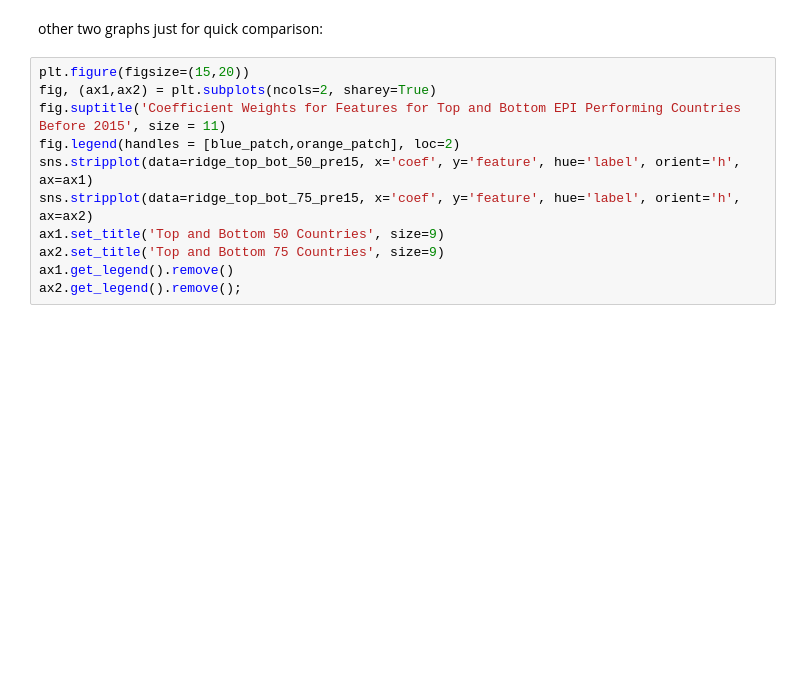
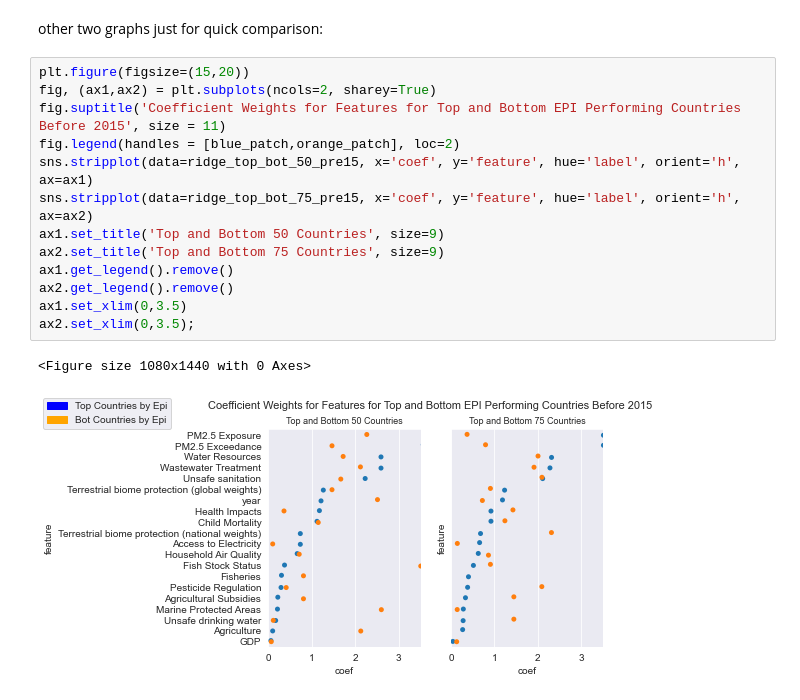
Before and after one commit to Avanyali/EPIDemographicModel, a Jupyter notebook: Step4b_Dan_ModelingByCountryGroups.ipynb, the cells around one changed output. Cells and saved outputs as stored; diff of their text form; blank space fills up the shorter version.

```diff
--- a/Step4b_Dan_ModelingByCountryGroups.ipynb
+++ b/Step4b_Dan_ModelingByCountryGroups.ipynb
@@ -696,14 +698,19 @@ other two graphs just for quick comparison:
 # %%
 plt.figure(figsize=(15,20))
 fig, (ax1,ax2) = plt.subplots(ncols=2, sharey=True)
 fig.suptitle('Coefficient Weights for Features for Top and Bottom EPI Performing Countries Before 2015', size = 11)
 fig.legend(handles = [blue_patch,orange_patch], loc=2)
 sns.stripplot(data=ridge_top_bot_50_pre15, x='coef', y='feature', hue='label', orient='h', ax=ax1)
 sns.stripplot(data=ridge_top_bot_75_pre15, x='coef', y='feature', hue='label', orient='h', ax=ax2)
 ax1.set_title('Top and Bottom 50 Countries', size=9)
 ax2.set_title('Top and Bottom 75 Countries', size=9)
 ax1.get_legend().remove()
-ax2.get_legend().remove();
+ax2.get_legend().remove()
+ax1.set_xlim(0,3.5)
+ax2.set_xlim(0,3.5);
+# %% [output]
+<Figure size 1080x1440 with 0 Axes>
+[figure, added]
 # %%
 plt.figure(figsize=(15,20))
 fig, (ax1,ax2) = plt.subplots(ncols=2, sharey=True)
```
Also changed, not shown: parts of 3 cells of this notebook, 4 other files.
